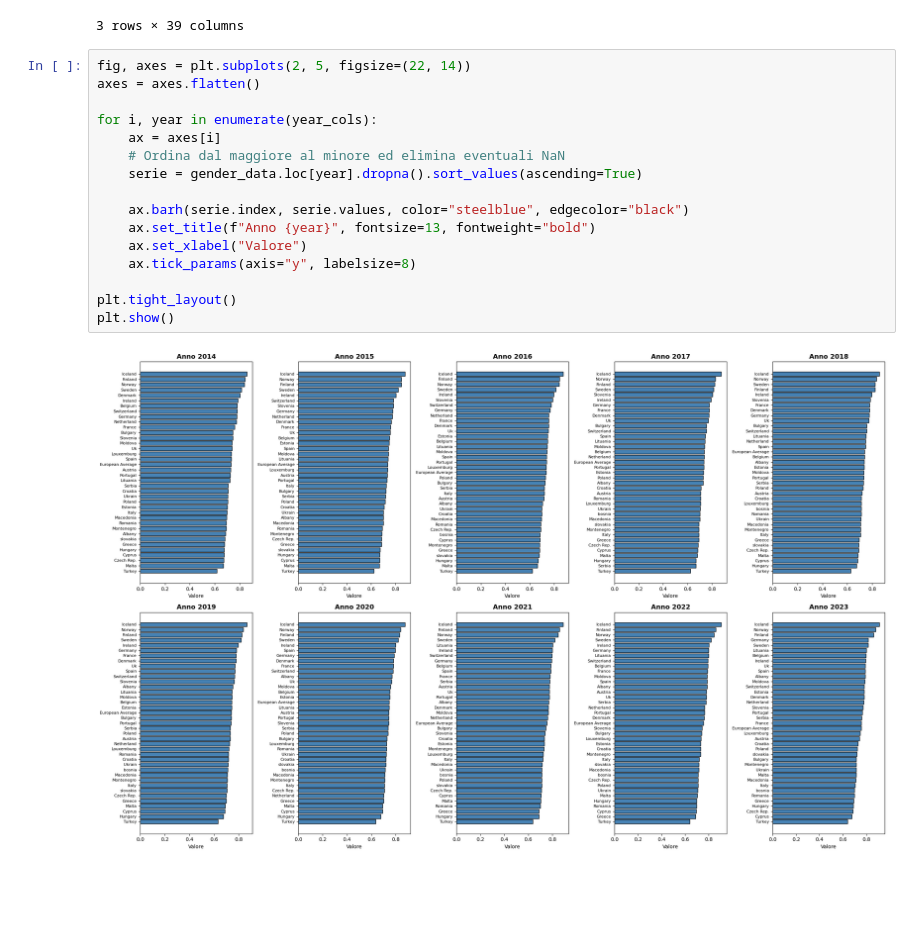
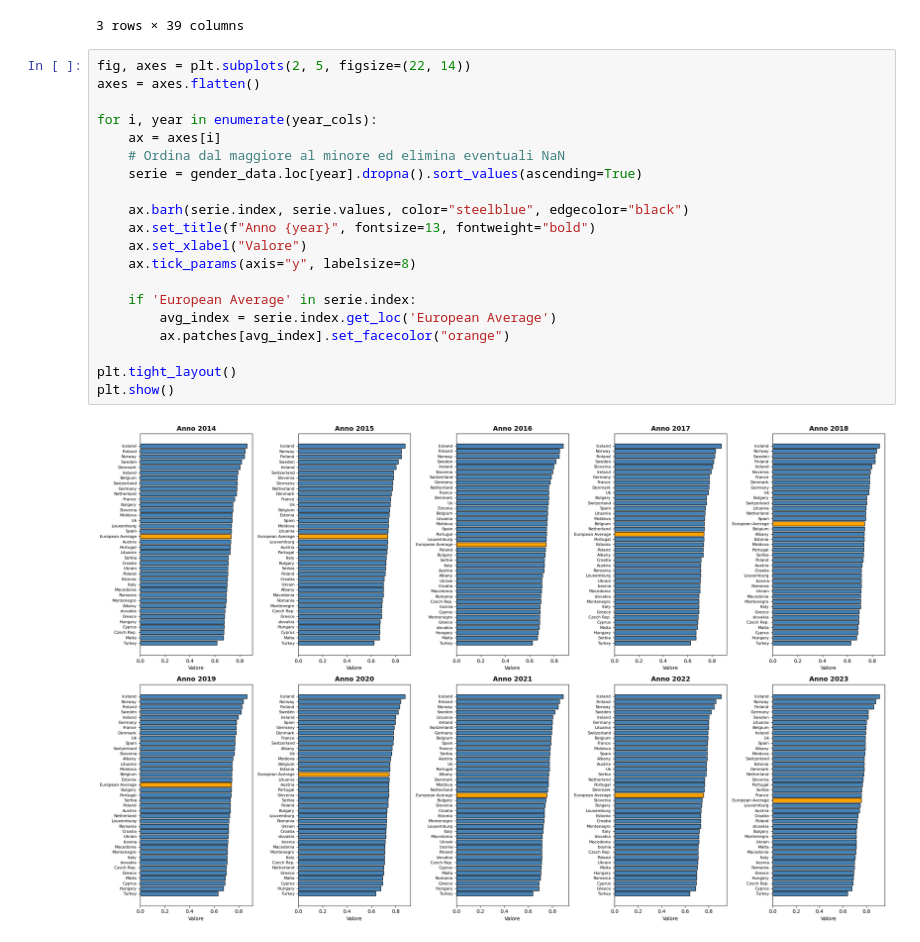
Before and after one commit to giuliodamico/Gender-Inequality-Index-vs-Female-jail-population, a Jupyter notebook: notebooks/Gender_index_graph.ipynb, the cells around one changed output. Cells and saved outputs as stored; diff of their text form; blank space fills up the shorter version.

Commit message:
graph gender index

```diff
--- a/notebooks/Gender_index_graph.ipynb
+++ b/notebooks/Gender_index_graph.ipynb
@@ -60,18 +62,22 @@ gender_data.head(3)
 # %%
 fig, axes = plt.subplots(2, 5, figsize=(22, 14))
 axes = axes.flatten()
 
 for i, year in enumerate(year_cols):
     ax = axes[i]
     # Ordina dal maggiore al minore ed elimina eventuali NaN
     serie = gender_data.loc[year].dropna().sort_values(ascending=True)
 
     ax.barh(serie.index, serie.values, color="steelblue", edgecolor="black")
     ax.set_title(f"Anno {year}", fontsize=13, fontweight="bold")
     ax.set_xlabel("Valore")
     ax.tick_params(axis="y", labelsize=8)
 
+    if 'European Average' in serie.index:
+        avg_index = serie.index.get_loc('European Average')
+        ax.patches[avg_index].set_facecolor("orange")
+
 plt.tight_layout()
 plt.show()
 # %% [output]
-[figure, old version]
+[figure, new version]
```
Also changed, not shown: parts of 6 cells of this notebook, 1 other file.
